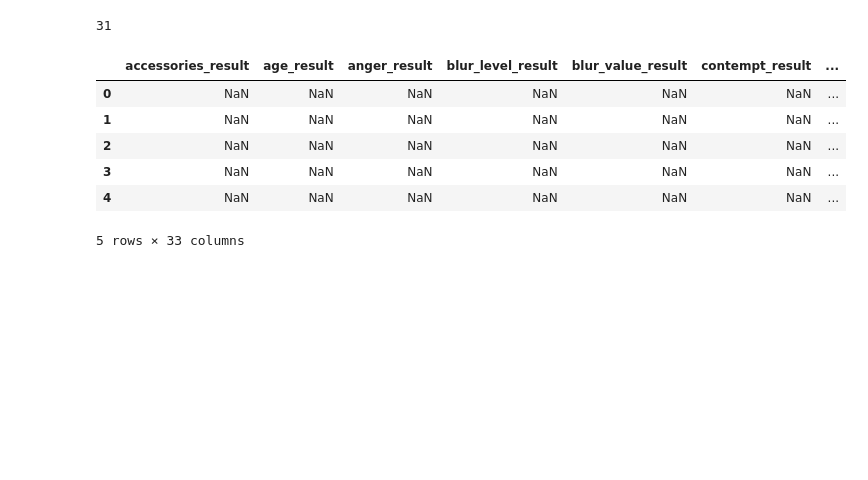
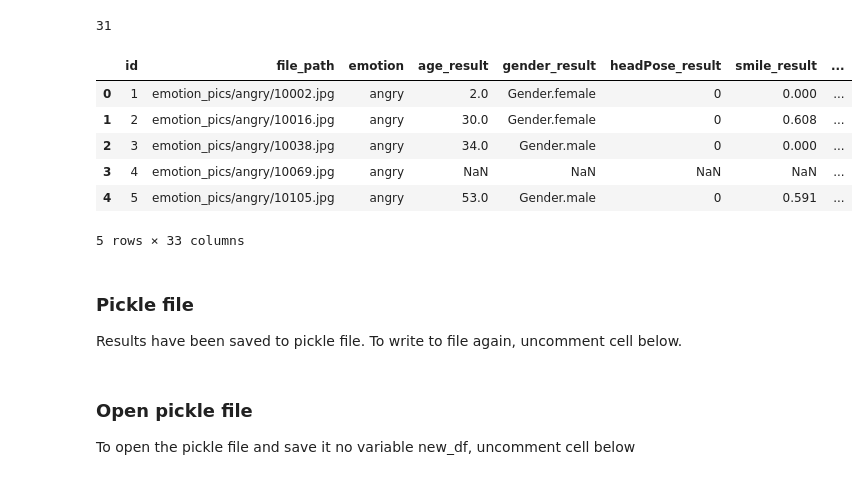
Before and after one commit to nagemnat/cs_face, a Jupyter notebook: emotions.ipynb, the cells around one changed output. Saved outputs shown, nothing was run; the diff lists cells and outputs as text; code cells hidden in the pictures; blank space fills up the shorter version.

```diff
--- a/emotions.ipynb
+++ b/emotions.ipynb
@@ -270,0 +250,13 @@ def analyze_image(image_filepath, feature_name, analyze_by_domain=False):
+# %%
+#define a function that wil l display an image in the notebook, with an optional caption
+def display_image(image_filename, image_caption=None):
+  image = Image.open(image_filename)
+  plt.imshow(image)
+  plt.axis('off')
+  if image_caption != None: #if we need to display a caption for this image
+    plt.title(image_caption, size = 'X-large', y=-0.1)
+  plt.show()
+
+#display all images
+for x in range(3):
+  display_image(pic_names[x])
@@ -281,22 +288,3 @@ TypeError: expected str, bytes or os.PathLike object, not JpegImageFile
-# %%
-test2 = face_client.face.detect_with_stream(image = open(pic_names[0],'rb'), return_face_id=True, return_face_landmarks=True, return_face_attributes=['age', 'gender', 'headPose', 'smile', 'facialHair', 'glasses', 'emotion', 'hair', 'makeup', 'occlusion', 'accessories', 'blur', 'exposure', 'noise'], recognition_model='recognition_01', return_recognition_model=True, detection_model='detection_01', custom_headers=None, raw=False)
-
-for face in test2:
-    print(face.face_attributes.age)
-    print(face.face_attributes.gender)
-    # print(face.face_attributes.headPose)
-    print(face.face_attributes.smile)
-    # print(face.face_attributes.facialHair)
-    print(face.face_attributes.glasses)
-    print(face.face_attributes.emotion)
-    print(face.face_attributes.emotion.anger)
-    print(face.face_attributes.hair)
-    print(face.face_attributes.makeup)
-    print(face.face_attributes.occlusion)
-    print(face.face_attributes.accessories)
-    print(face.face_attributes.blur)
-    print(face.face_attributes.exposure)
-    print(face.face_attributes.noise)
 # %%
 # function to get all results for image and return as dictionary
 def get_results(test2):
@@ -382,6 +370,13 @@ def run_image(image):
     file_path = df
     image_results = get_results(test2)
     return image_results
+
+# function uses recognition model = recognition_02
+def run_image2(image):
+    test2 = face_client.face.detect_with_stream(image = open(image,'rb'), return_face_id=True, return_face_landmarks=True, return_face_attributes=['age', 'gender', 'headPose', 'smile', 'facialHair', 'glasses', 'emotion', 'hair', 'makeup', 'occlusion', 'accessories', 'blur', 'exposure', 'noise'], recognition_model='recognition_02', return_recognition_model=True, detection_model='detection_01', custom_headers=None, raw=False)
+    file_path = df
+    image_results = get_results(test2)
+    return image_results
 # %%
 # get column names for emotions_df
 new_columns = ['age_result', 'gender_result', 'headPose_result', 'smile_result', 'facialHair_result', 'glasses_result', 'anger_result', 'contempt_result', 'disgust_result', 'fear_result', 'happiness_result', 'neutral_result', 'sadness_result', 'surprise_result', 'emotion_score', 'emotion_result', 'hair_bald_result', 'hair_invisible_result', 'eye_makeup_result', 'lip_makeup_results', 'forehead_occluded_result', 'eye_occluded_result', 'mouth_occluded_result', 'accessories_result', 'blur_level_result', 'blur_value_result', 'exposure_level_result', 'exposure_value_result', 'noise_level_result', 'noise_value_result']
@@ -426,16 +416,19 @@ np.sum(np.isnan(emotion_df['age_result']))
 31
 # %%
 # join df and emotion_df
-new_df = pd.concat([df, emotion_df], axis = 0)
+new_df = pd.concat([df, emotion_df], axis = 1)
 new_df.head()
 # %% [output]
-|  | accessories_result | age_result | anger_result | blur_level_result | blur_value_result | contempt_result | ... |
-| 0 | NaN | NaN | NaN | NaN | NaN | NaN | ... |
-| 1 | NaN | NaN | NaN | NaN | NaN | NaN | ... |
-| 2 | NaN | NaN | NaN | NaN | NaN | NaN | ... |
-| 3 | NaN | NaN | NaN | NaN | NaN | NaN | ... |
-| 4 | NaN | NaN | NaN | NaN | NaN | NaN | ... |
+|  | id | file_path | emotion | age_result | gender_result | headPose_result | smile_result | ... |
+| 0 | 1 | emotion_pics/angry/10002.jpg | angry | 2.0 | Gender.female | 0 | 0.000 | ... |
+| 1 | 2 | emotion_pics/angry/10016.jpg | angry | 30.0 | Gender.female | 0 | 0.608 | ... |
+| 2 | 3 | emotion_pics/angry/10038.jpg | angry | 34.0 | Gender.male | 0 | 0.000 | ... |
+| 3 | 4 | emotion_pics/angry/10069.jpg | angry | NaN | NaN | NaN | NaN | ... |
+| 4 | 5 | emotion_pics/angry/10105.jpg | angry | 53.0 | Gender.male | 0 | 0.591 | ... |
 5 rows × 33 columns
+# %% [markdown]
+### Pickle file
+Results have been saved to pickle file. To write to file again, uncomment cell below.
 # %%
 # write results to pickle file
 
@@ -444,2 +437,5 @@ new_df.head()
+# %% [markdown]
+### Open pickle file
+To open the pickle file and save it no variable new_df, uncomment cell below
 # %%
 # open results table without running API from pkl file
```
Also changed, not shown: parts of 34 cells of this notebook, 1 other file.
